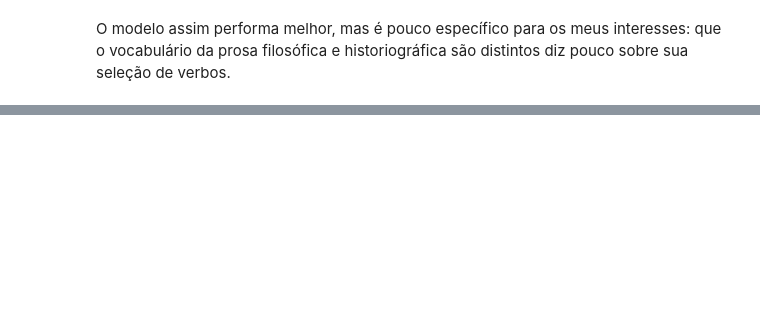
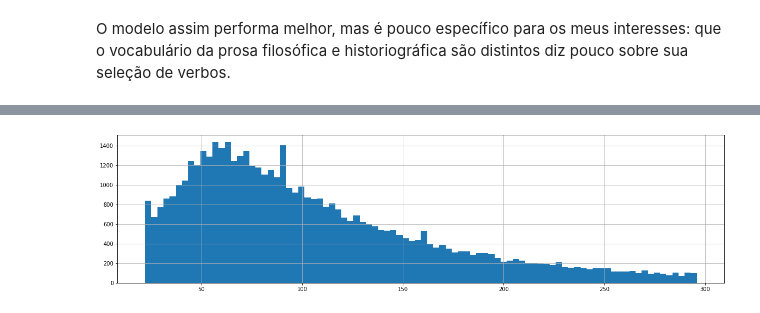
Before and after one commit to caiogeraldes/lexico-e-genero, a Jupyter notebook: notebooks/Testes de viabilidade.ipynb, the cells around one changed output, grey strips where cells are left out. Cells and saved outputs as stored; diff of their text form; code cells hidden in the pictures; blank space fills up the shorter version.

```diff
--- a/notebooks/Testes de viabilidade.ipynb
+++ b/notebooks/Testes de viabilidade.ipynb
@@ -670,0 +391,7 @@ print(doc_not_normalized.lemmata)
+# %%
+minimo, maximo = df_tokens_par.par_len.quantile([.05, .95]).values
+tamanho_representativo = (df_tokens_par.par_len > minimo) & (df_tokens_par.par_len < maximo)
+# %%
+_ = df_tokens_par.loc[tamanho_representativo].par_len.hist(bins=90)
+# %% [output]
+[figure, added]
```
Also changed, not shown: parts of 99 cells of this notebook.
